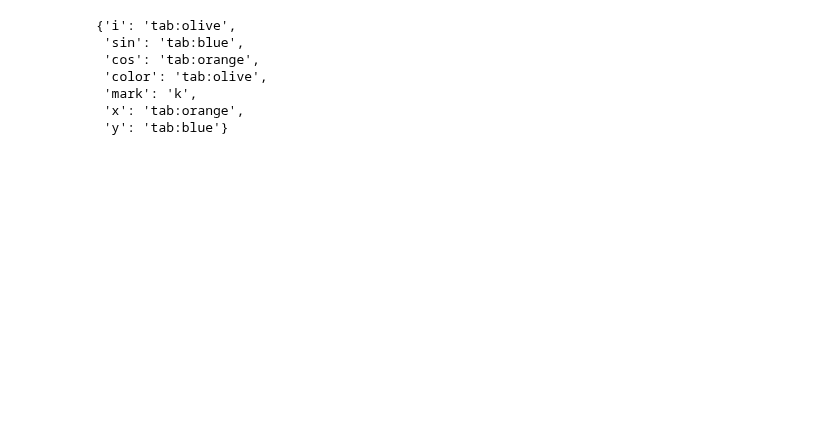
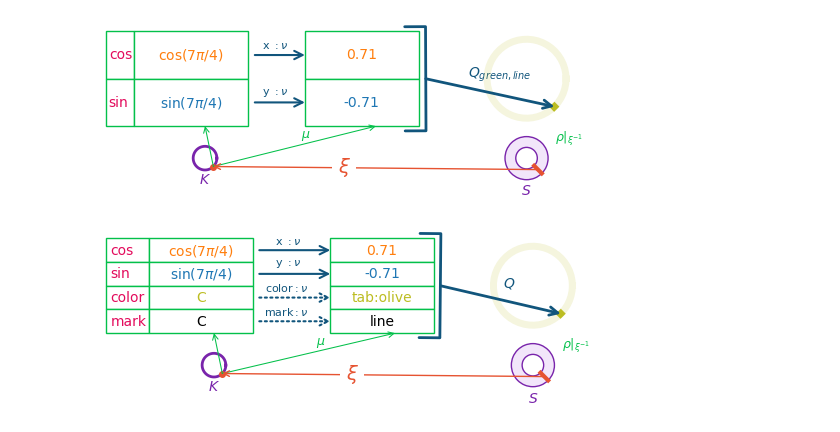
Before and after one commit to story645/team, a Jupyter notebook: paper/figcode/construction.ipynb, the cells around one changed output. Saved outputs shown, nothing was run; the diff lists cells and outputs as text; code cells hidden in the pictures; blank space fills up the shorter version.

```diff
--- a/paper/figcode/construction.ipynb
+++ b/paper/figcode/construction.ipynb
@@ -173,10 +173,9 @@ fields[:2]
 # %%
-colors
+fig1 = plt.figure(figsize=(5, 1.75), layout='constrained')
+fig2 = plt.figure(figsize=(5, 1.75), layout='constrained')
+make_figs(fig1, fig2, arrow_angle=12.5)
+fig1.savefig(paper_path/"construction_nocomp.pdf",  bbox_inches='tight', dpi=300)
+fig2.savefig(paper_path/"construction_comp.pdf",  bbox_inches='tight', dpi=300)
 # %% [output]
-{'i': 'tab:olive',
- 'sin': 'tab:blue',
- 'cos': 'tab:orange',
- 'color': 'tab:olive',
- 'mark': 'k',
- 'x': 'tab:orange',
- 'y': 'tab:blue'}
+[figure, added]
+[figure, added]
```
Also changed, not shown: parts of 2 cells of this notebook, 2 other files.
